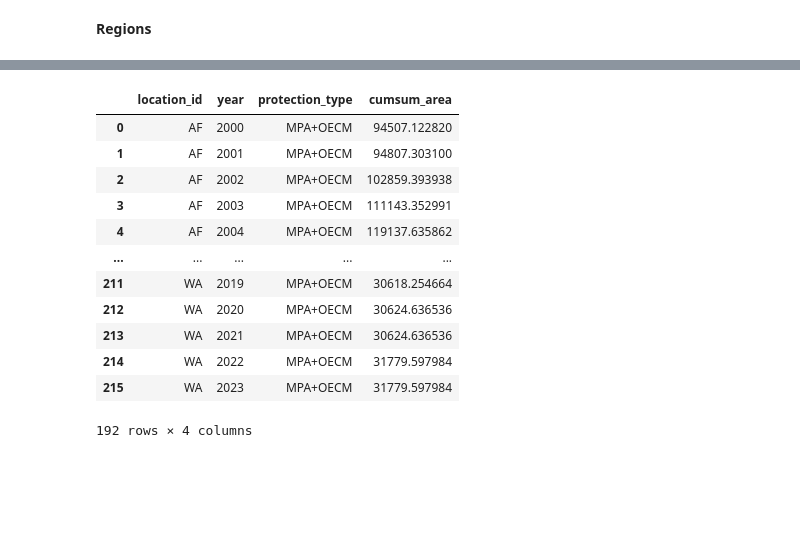
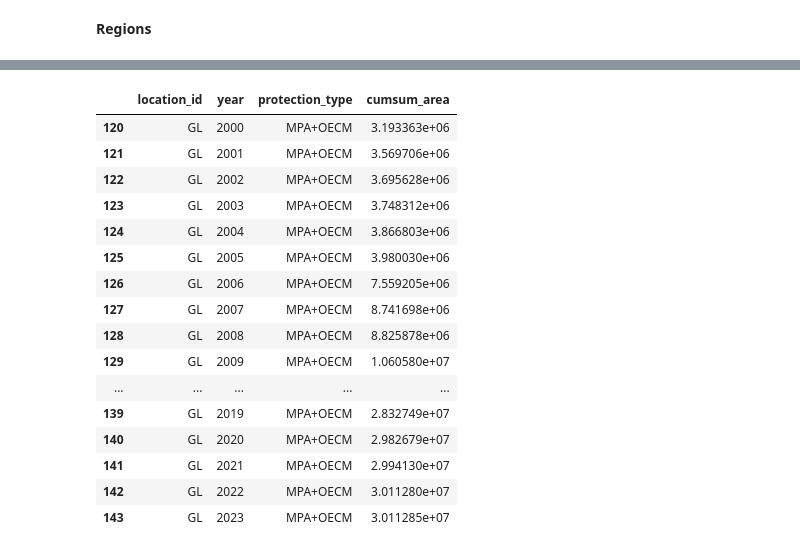
Before and after one commit to Vizzuality/skytruth-30x30, a Jupyter notebook: data/notebooks/wdpa_coverage.ipynb, the cells around one changed output, grey strips where cells are left out. Saved outputs shown, nothing was run; the diff lists cells and outputs as text; code cells hidden in the pictures; blank space fills up the shorter version.

```diff
--- a/data/notebooks/wdpa_coverage.ipynb
+++ b/data/notebooks/wdpa_coverage.ipynb
@@ -344,24 +364,30 @@ regions
 | 214 | WA | 2022 | MPA+OECM | 31779.597984 |
 | 215 | WA | 2023 | MPA+OECM | 31779.597984 |
 216 rows × 4 columns
+# %%
+regions[regions['location_id'] == 'GL']
+# %% [output]
+|  | location_id | year | protection_type | cumsum_area |
+| 120 | GL | 2000 | MPA+OECM | 3.193363e+06 |
+| 121 | GL | 2001 | MPA+OECM | 3.569706e+06 |
+| 122 | GL | 2002 | MPA+OECM | 3.695628e+06 |
+| 123 | GL | 2003 | MPA+OECM | 3.748312e+06 |
+| 124 | GL | 2004 | MPA+OECM | 3.866803e+06 |
+| 125 | GL | 2005 | MPA+OECM | 3.980030e+06 |
+| 126 | GL | 2006 | MPA+OECM | 7.559205e+06 |
+| 127 | GL | 2007 | MPA+OECM | 8.741698e+06 |
+| 128 | GL | 2008 | MPA+OECM | 8.825878e+06 |
+| 129 | GL | 2009 | MPA+OECM | 1.060580e+07 |
+| ... | ... | ... | ... | ... |
+| 139 | GL | 2019 | MPA+OECM | 2.832749e+07 |
+| 140 | GL | 2020 | MPA+OECM | 2.982679e+07 |
+| 141 | GL | 2021 | MPA+OECM | 2.994130e+07 |
+| 142 | GL | 2022 | MPA+OECM | 3.011280e+07 |
+| 143 | GL | 2023 | MPA+OECM | 3.011285e+07 |
 # %%
 # Remove rows for region GL (Global)
-regions = regions[regions['location_id'] != 'GL']
-regions
+regions2 = regions[regions['location_id'] != 'GL']
+regions2 = regions2[regions2['location_id'] != 'ABNJ']
-# %% [output]
-|  | location_id | year | protection_type | cumsum_area |
-| 0 | AF | 2000 | MPA+OECM | 94507.122820 |
-| 1 | AF | 2001 | MPA+OECM | 94807.303100 |
-| 2 | AF | 2002 | MPA+OECM | 102859.393938 |
-| 3 | AF | 2003 | MPA+OECM | 111143.352991 |
-| 4 | AF | 2004 | MPA+OECM | 119137.635862 |
-| ... | ... | ... | ... | ... |
-| 211 | WA | 2019 | MPA+OECM | 30618.254664 |
-| 212 | WA | 2020 | MPA+OECM | 30624.636536 |
-| 213 | WA | 2021 | MPA+OECM | 30624.636536 |
-| 214 | WA | 2022 | MPA+OECM | 31779.597984 |
-| 215 | WA | 2023 | MPA+OECM | 31779.597984 |
-192 rows × 4 columns
 # %%
 final_df2 = pd.concat([final_df, regions], ignore_index=True)
 final_df2['location_id'].unique()
```
Also changed, not shown: parts of 5 cells of this notebook.
